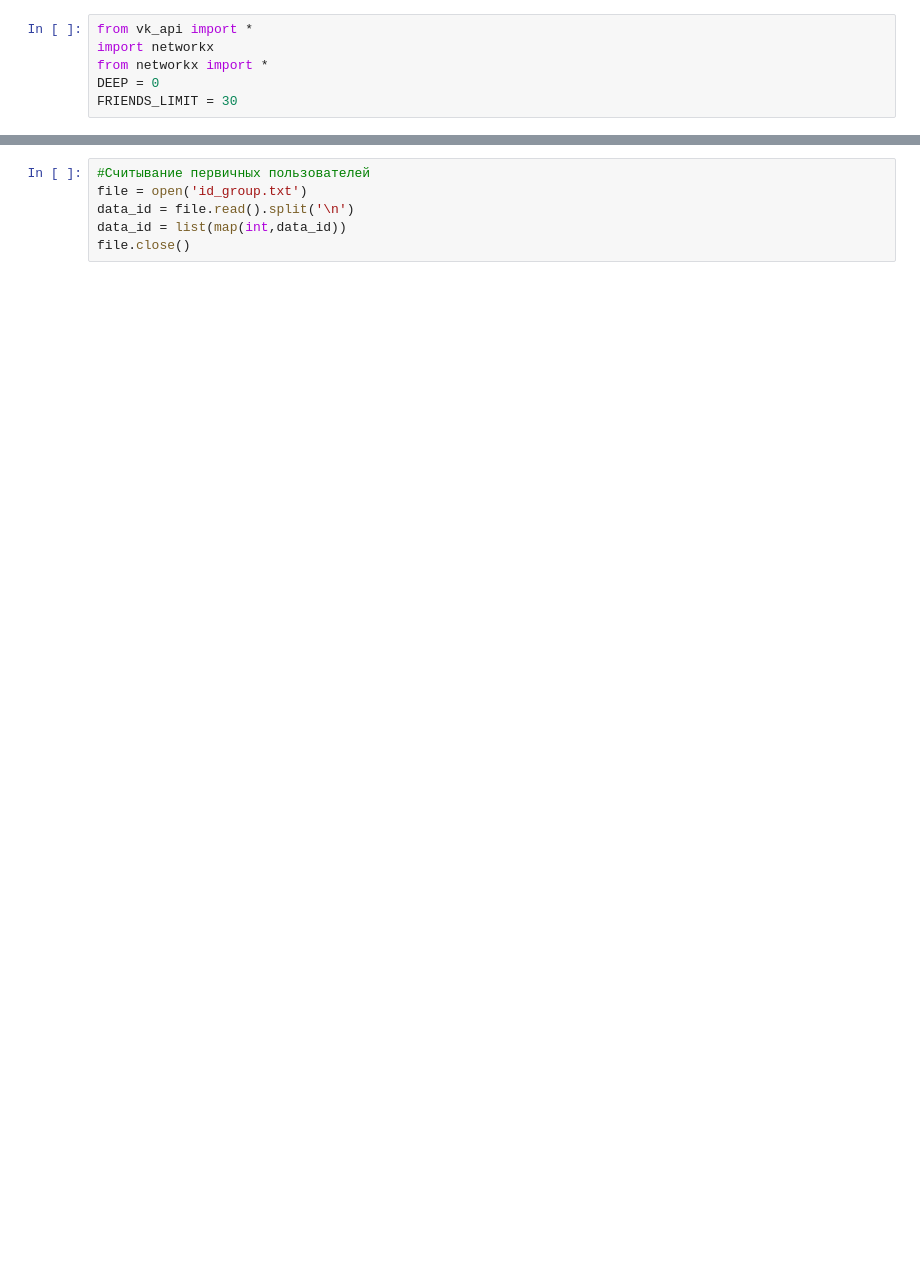
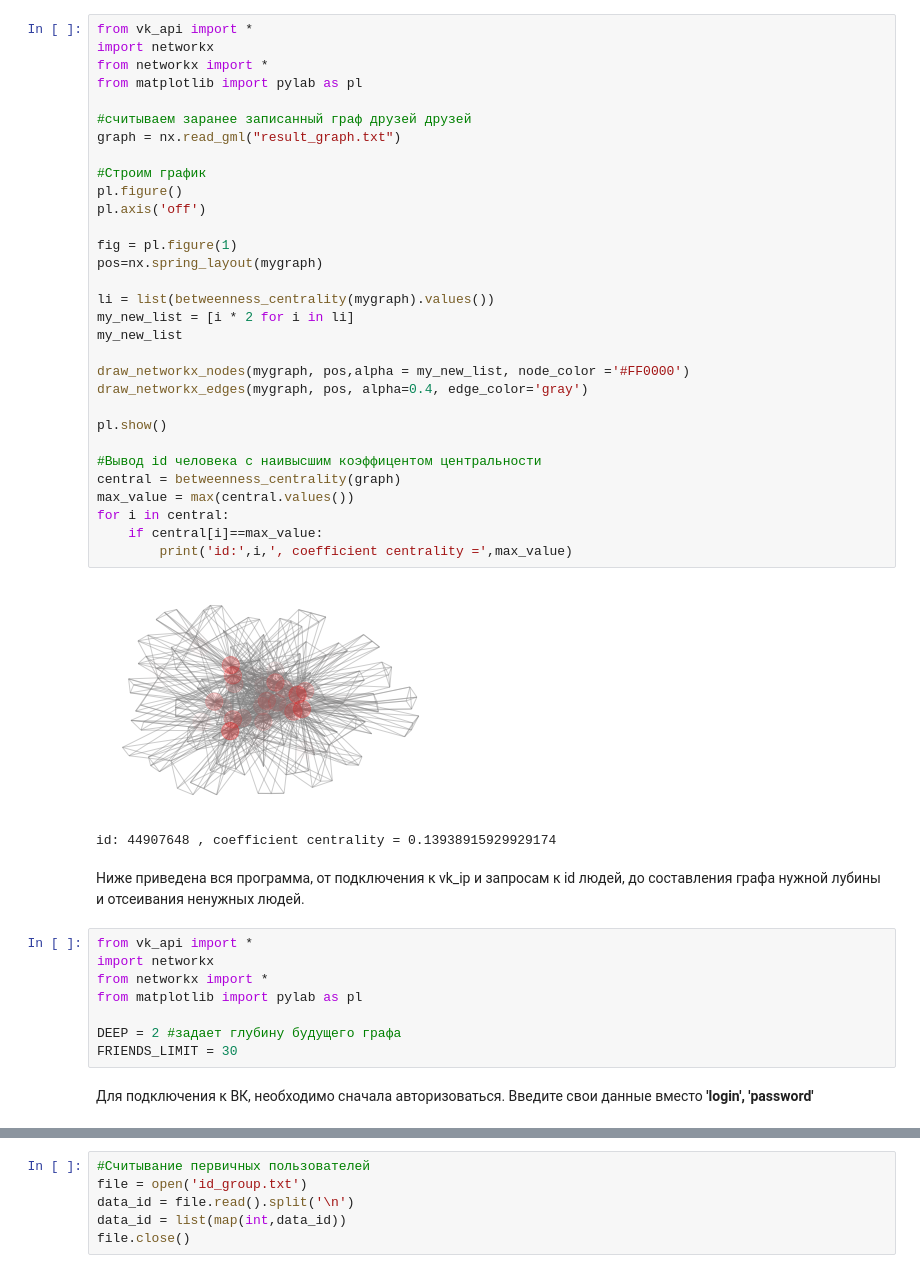
Before and after one commit to alena195101/vk_freinds_graf, a Jupyter notebook: vk_friends.ipynb, the cells around one changed output, grey strips where cells are left out. Cells and saved outputs as stored; diff of their text form; blank space fills up the shorter version.

```diff
--- a/vk_friends.ipynb
+++ b/vk_friends.ipynb
@@ -1,8 +8,48 @@
+# %%
+from vk_api import *
+import networkx
+from networkx import *
+from matplotlib import pylab as pl
+
+#считываем заранее записанный граф друзей друзей
+graph = nx.read_gml("result_graph.txt")
+
+#Строим график
+pl.figure()
+pl.axis('off')
+
+fig = pl.figure(1)
+pos=nx.spring_layout(mygraph)
+
+li = list(betweenness_centrality(mygraph).values())
+my_new_list = [i * 2 for i in li]
+my_new_list
+
+draw_networkx_nodes(mygraph, pos,alpha = my_new_list, node_color ='#FF0000')
+draw_networkx_edges(mygraph, pos, alpha=0.4, edge_color='gray')
+
+pl.show()
+
+#Вывод id человека с наивысшим коэффицентом центральности
+central = betweenness_centrality(graph)
+max_value = max(central.values())
+for i in central:
+    if central[i]==max_value:
+        print('id:',i,', coefficient centrality =',max_value)
+# %% [output]
+[figure, added]
+id: 44907648 , coefficient centrality = 0.13938915929929174
+# %% [markdown]
+Ниже приведена вся программа, от подключения к vk_ip и запросам к id людей, до составления графа нужной лубины и отсеивания ненужных людей.
 # %%
 from vk_api import *
 import networkx
 from networkx import *
-DEEP = 0
+from matplotlib import pylab as pl
+
+DEEP = 2 #задает глубину будущего графа
 FRIENDS_LIMIT = 30
+# %% [markdown]
+Для подключения к ВК, необходимо сначала авторизоваться. Введите  свои данные вместо <b> 'login',  'password' </b>
 # %%
 #Авторизация в ВК
```
Also changed, not shown: parts of 12 cells of this notebook, 4 other files.
